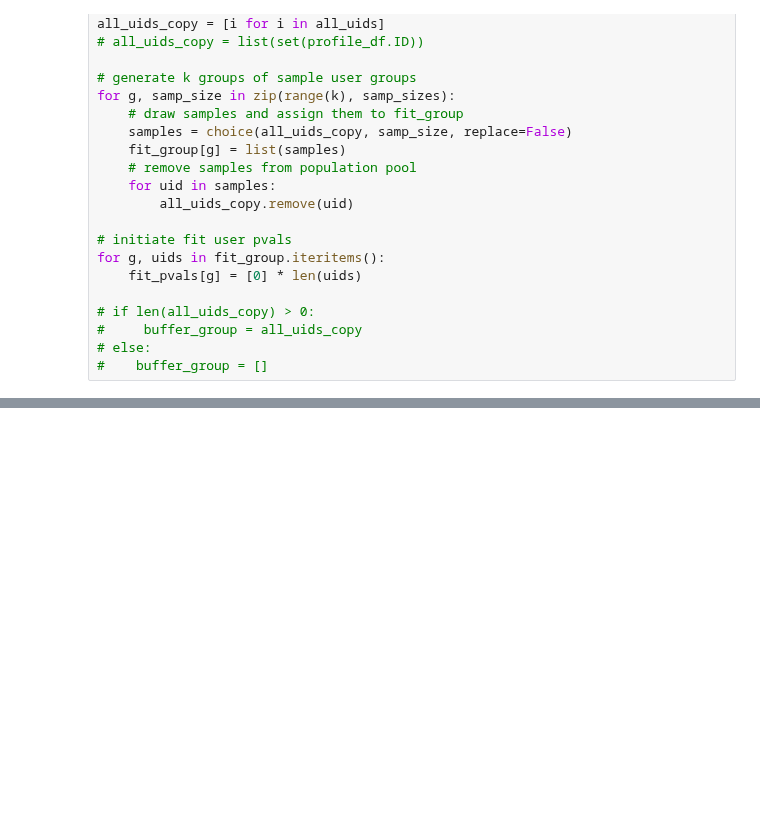
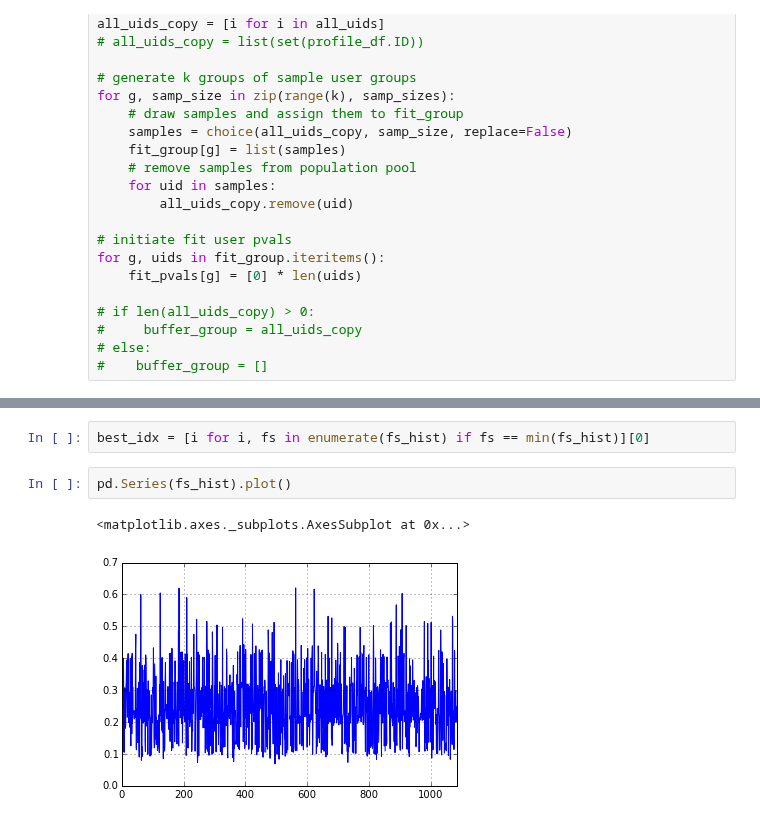
Before and after one commit to beingzy/phd_experiment, a Jupyter notebook: learning_wrapper_on_yi_data.ipynb, the cells around one changed output, grey strips where cells are left out. Cells and saved outputs as stored; diff of their text form; blank space fills up the shorter version.

```diff
--- a/learning_wrapper_on_yi_data.ipynb
+++ b/learning_wrapper_on_yi_data.ipynb
@@ -681,0 +670,7 @@ print target_dist
+# %%
+best_idx = [i for i, fs in enumerate(fs_hist) if fs == min(fs_hist)][0]
+# %%
+pd.Series(fs_hist).plot()
+# %% [output]
+<matplotlib.axes._subplots.AxesSubplot at 0x...>
+[figure, added]
```
Also changed, not shown: parts of 13 cells of this notebook, 5 other files.
